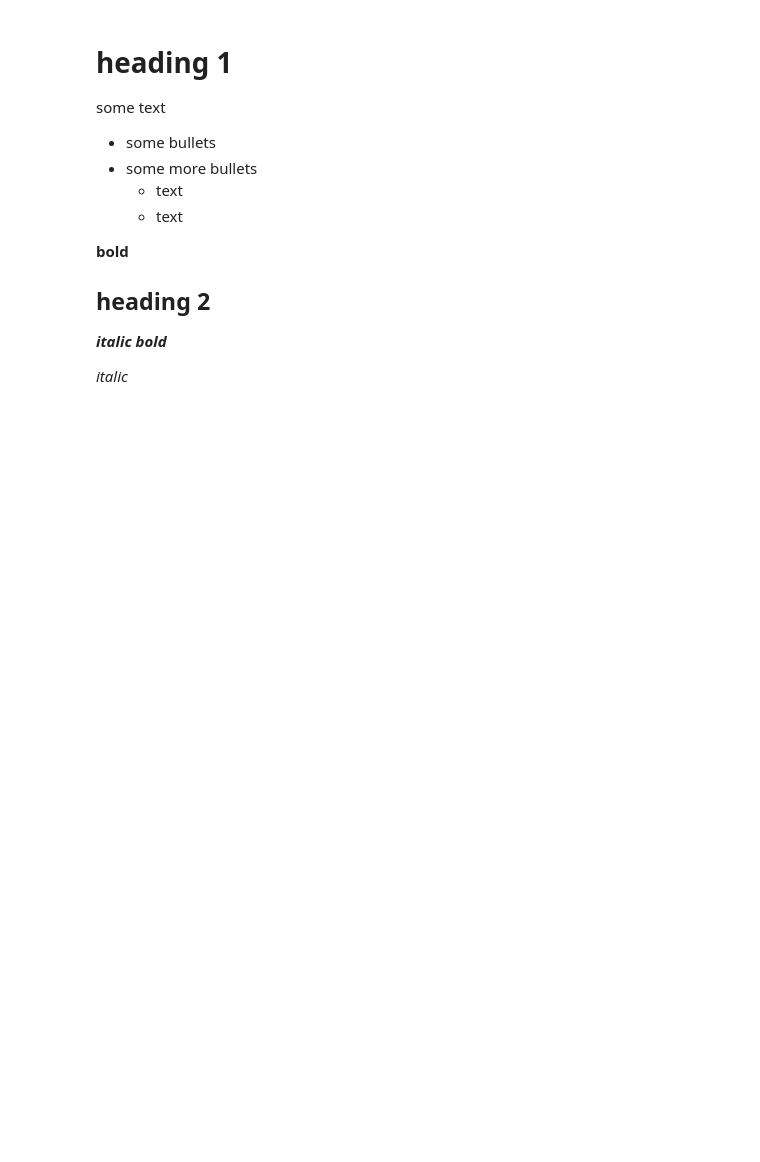
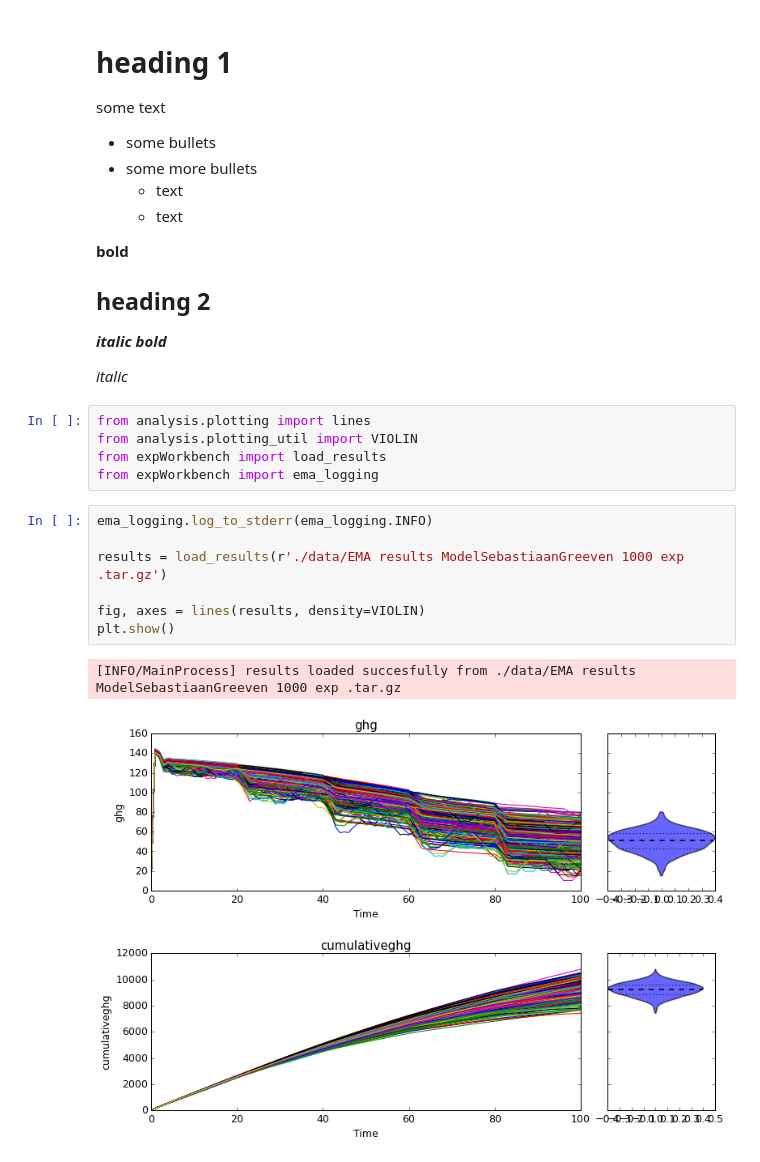
Before and after one commit to sgreeven/msc_thesis_work, a Jupyter notebook: src/first_analysis.ipynb, the cells around one changed output. Cells and saved outputs as stored; diff of their text form; blank space fills up the shorter version.

```diff
--- a/src/first_analysis.ipynb
+++ b/src/first_analysis.ipynb
@@ -60,3 +60,18 @@ some text
  ***italic bold***
 
  *italic*
+# %%
+from analysis.plotting import lines
+from analysis.plotting_util import VIOLIN
+from expWorkbench import load_results
+from expWorkbench import ema_logging
+# %%
+ema_logging.log_to_stderr(ema_logging.INFO)
+
+results = load_results(r'./data/EMA results ModelSebastiaanGreeven 1000 exp .tar.gz')
+
+fig, axes = lines(results, density=VIOLIN)
+plt.show()
+# %% [output]
+[INFO/MainProcess] results loaded succesfully from ./data/EMA results ModelSebastiaanGreeven 1000 exp .tar.gz
+[figure, added]
```
Also changed, not shown: parts of 4 cells of this notebook, 11 other files.
